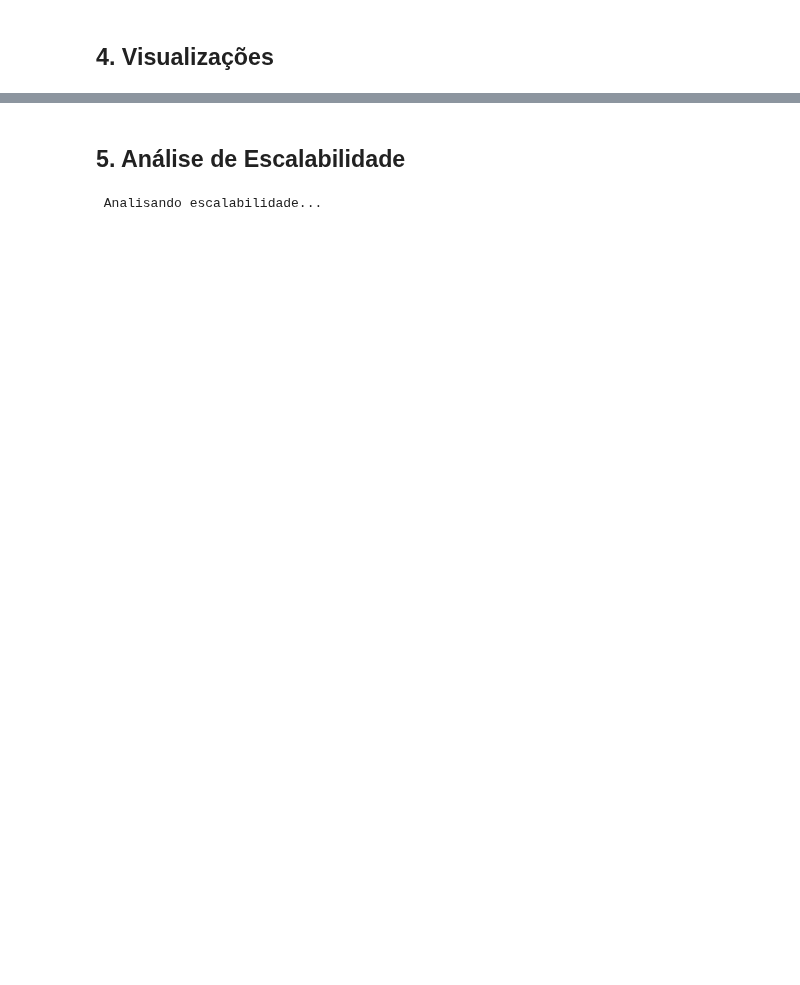
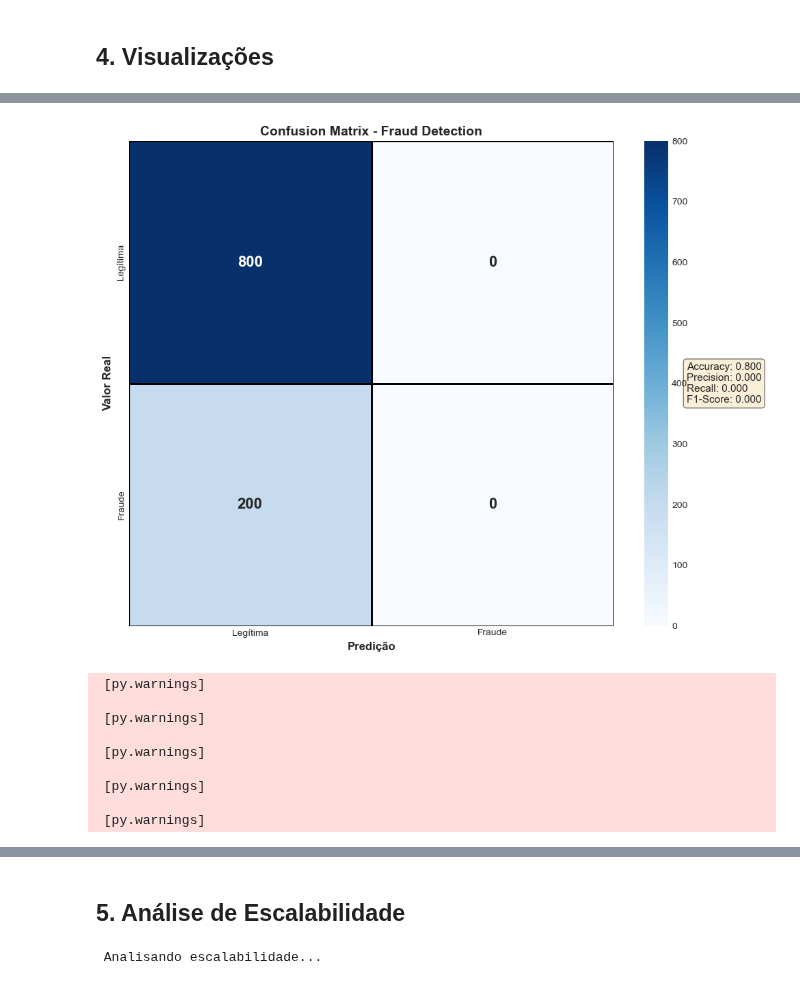
Before and after one commit to firebitsbr/fraud-detection-neuromorphic, a Jupyter notebook: notebooks/03-loihi_benchmark.ipynb, the cells around one changed output, grey strips where cells are left out. Drawn from its saved outputs; the diff is of its cells as text; code cells hidden in the pictures; blank space fills up the shorter version.

```diff
--- a/notebooks/03-loihi_benchmark.ipynb
+++ b/notebooks/03-loihi_benchmark.ipynb
@@ -509,0 +580,63 @@ print(" Gráficos salvos em 'latency_distribution.png'")
+# %%
+# Plot 5: Confusion Matrix
+from sklearn.metrics import confusion_matrix, classification_report
+
+# Converter predições para binário (threshold = 0.5)
+# y_scores já é um array numpy de floats da célula anterior
+y_pred = (y_scores > 0.5).astype(int)
+
+# Calcular matriz de confusão
+cm = confusion_matrix(y_test_np, y_pred)
+
+# Plot
+fig, ax = plt.subplots(figsize=(10, 8))
+sns.heatmap(cm, annot=True, fmt='d', cmap='Blues', cbar=True,
+            square=True, linewidths=2, linecolor='black',
+            xticklabels=['Legítima', 'Fraude'],
+            yticklabels=['Legítima', 'Fraude'],
+            annot_kws={'size': 16, 'weight': 'bold'},
+            ax=ax)
+
+ax.set_xlabel('Predição', fontsize=12, fontweight='bold')
+ax.set_ylabel('Valor Real', fontsize=12, fontweight='bold')
+ax.set_title('Confusion Matrix - Fraud Detection', fontsize=14, fontweight='bold')
+
+# Adicionar métricas no plot
+tn, fp, fn, tp = cm.ravel()
+accuracy = (tp + tn) / (tp + tn + fp + fn)
+precision = tp / (tp + fp) if (tp + fp) > 0 else 0
+recall = tp / (tp + fn) if (tp + fn) > 0 else 0
+f1 = 2 * (precision * recall) / (precision + recall) if (precision + recall) > 0 else 0
+
+metrics_text = f'Accuracy: {accuracy:.3f}\nPrecision: {precision:.3f}\nRecall: {recall:.3f}\nF1-Score: {f1:.3f}'
+ax.text(1.15, 0.5, metrics_text, transform=ax.transAxes,
+        fontsize=11, verticalalignment='center',
+        bbox=dict(boxstyle='round', facecolor='wheat', alpha=0.5))
+
+plt.tight_layout()
+plt.savefig('confusion_matrix.png', dpi=300, bbox_inches='tight')
+plt.show()
+
+print(f"✓ Confusion Matrix salva em 'confusion_matrix.png'")
+print(f"\n📊 Classification Metrics:")
+print(f"  Accuracy:  {accuracy:.3f}")
+print(f"  Precision: {precision:.3f}")
+print(f"  Recall:    {recall:.3f}")
+print(f"  F1-Score:  {f1:.3f}")
+
+# Relatório detalhado
+print("\n" + "="*50)
+print("CLASSIFICATION REPORT")
+print("="*50)
+print(classification_report(y_test_np, y_pred, target_names=['Legítima', 'Fraude']))
+# %% [output]
+[figure, added]
+ [py.warnings]
+
+ [py.warnings]
+
+ [py.warnings]
+
+ [py.warnings]
+
+ [py.warnings]
```
Also changed, not shown: parts of 11 cells of this notebook, 22 other files.
